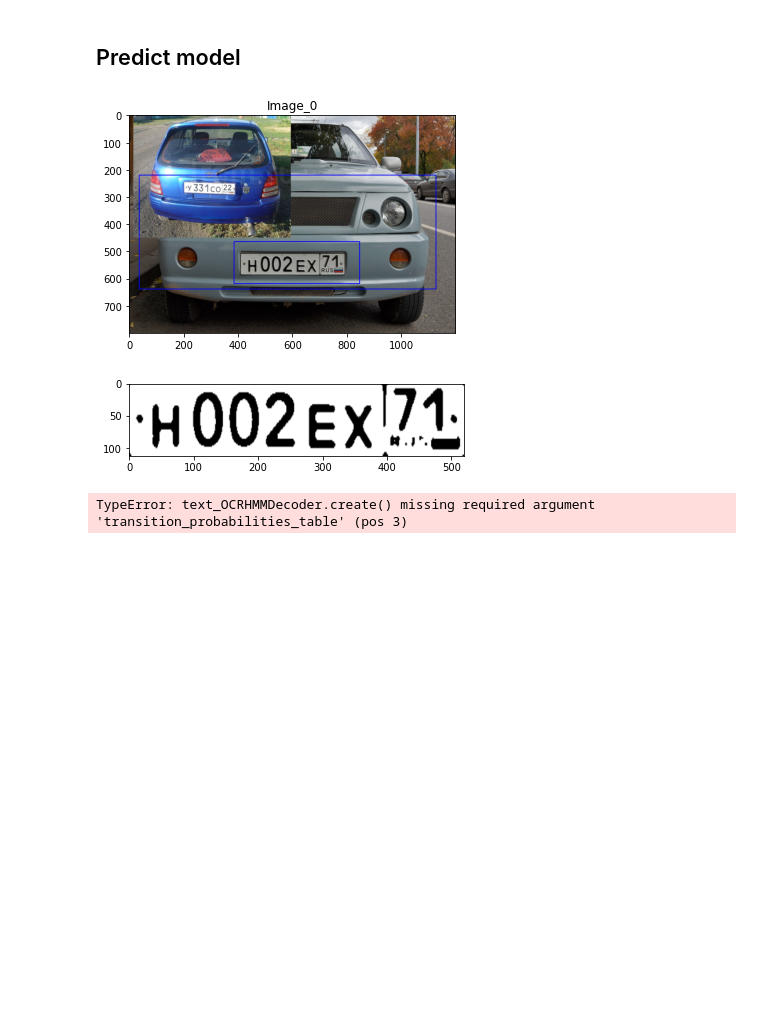
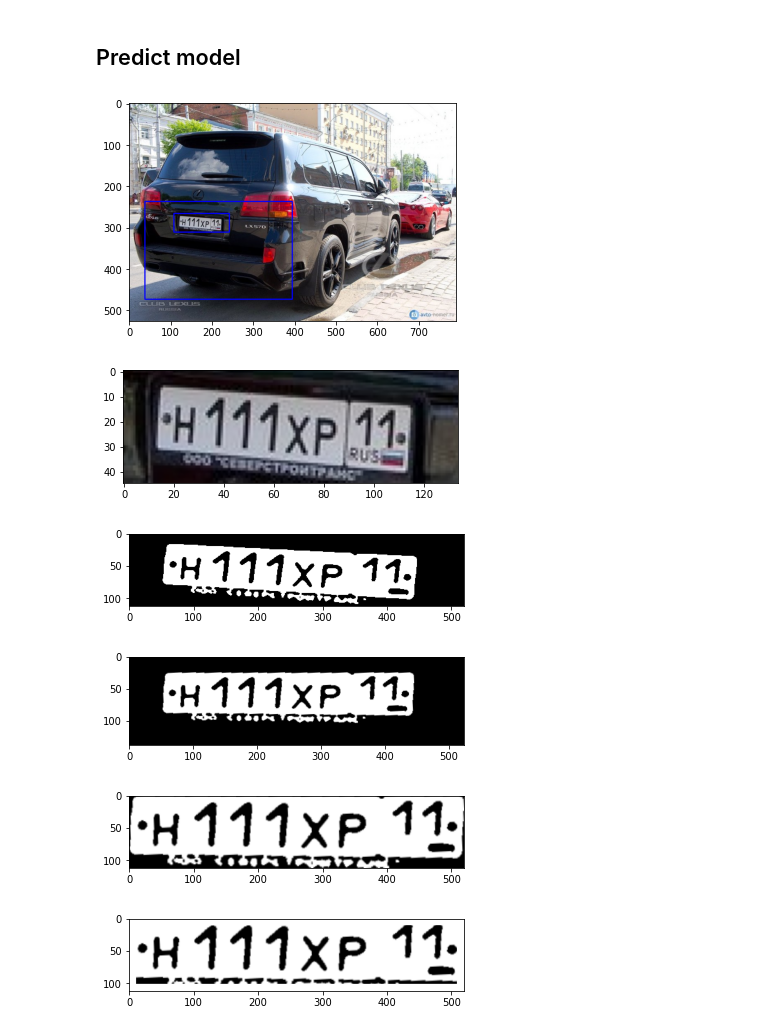
Before and after one commit to dstaroff/russian-license-plate-recognition, a Jupyter notebook: workspace/03_license_detection_ru.ipynb, the cells around one changed output. Drawn from its saved outputs; the diff is of its cells as text; code cells hidden in the pictures; blank space fills up the shorter version.

Commit message:
[REF]: Moved plate image border cleaning

```diff
--- a/workspace/03_license_detection_ru.ipynb
+++ b/workspace/03_license_detection_ru.ipynb
@@ -57,7 +63,7 @@ model.load_weights(args.weights)
 # %% [markdown]
 ## Predict model
 # %%
-for idx, input_image in enumerate(list(glob(args.images))[:10]):
+for idx, input_image in enumerate(list(glob(args.images))[51:52]):
     image = cv2.imread(input_image)
     image = np.array(image, dtype=np.float)
     image = np.uint8(image)
@@ -108,37 +114,45 @@ for idx, input_image in enumerate(list(glob(args.images))[:10]):
             color=car.Color.REGULAR,
             thickness=2
         )
 
         carplate = plate.detect_carplate(car_img)
         if carplate:
             found_plate = Plate(carplate.rect[0][0], carplate.rect[0][1], carplate.rect[1][0], carplate.rect[1][1], 0)
 
             if car.x1 <= found_plate.x1 < car.x2 and \
                 car.x1 < found_plate.x2 <= car.x2 and \
                 car.y1 <= found_plate.y1 < car.y2 and \
                 car.y1 < found_plate.y2 <= car.y2:
                 cv2.rectangle(
                     img=display_image,
                     pt1=(carplate.rect[0][0], carplate.rect[0][1]),
                     pt2=(carplate.rect[1][0], carplate.rect[1][1]),
                     color=car.Color.REGULAR,
                     thickness=2
                 )
 
                 plt.imshow(cv2.cvtColor(display_image, cv2.COLOR_BGR2RGB))
-                plt.title(f'Image_{idx}')
                 plt.show()
 
                 img = car_img[
                         carplate.rect[0][1]:carplate.rect[1][1],
                         carplate.rect[0][0]:carplate.rect[1][0],
                     ].copy()
 
-                plate_img = plate.get_clean(img)
+                thresholded = get_grayed_and_thresholded(img)
+                rotated = get_rotated(img)
+                cropped = get_cropped(img)
+                clean_bordered = get_clean_bordered(img)
 
-                plt.imshow(cv2.cvtColor(plate_img, cv2.COLOR_BGR2RGB))
-                plt.show()
+                plot_image(cv2.cvtColor(img, cv2.COLOR_BGR2RGB))
+                plot_image(cv2.cvtColor(thresholded, cv2.COLOR_BGR2RGB))
+                plot_image(cv2.cvtColor(rotated, cv2.COLOR_BGR2RGB))
+                plot_image(cv2.cvtColor(cropped, cv2.COLOR_BGR2RGB))
+                plot_image(cv2.cvtColor(clean_bordered, cv2.COLOR_BGR2RGB))
 # %% [output]
-[figure, old version]
+[figure, new version]
-[figure, old version]
+[figure, new version]
-TypeError: text_OCRHMMDecoder.create() missing required argument 'transition_probabilities_table' (pos 3)
+[figure, added]
+[figure, added]
+[figure, added]
+[figure, added]
```
Also changed, not shown: parts of 1 cell of this notebook, 4 other files.
